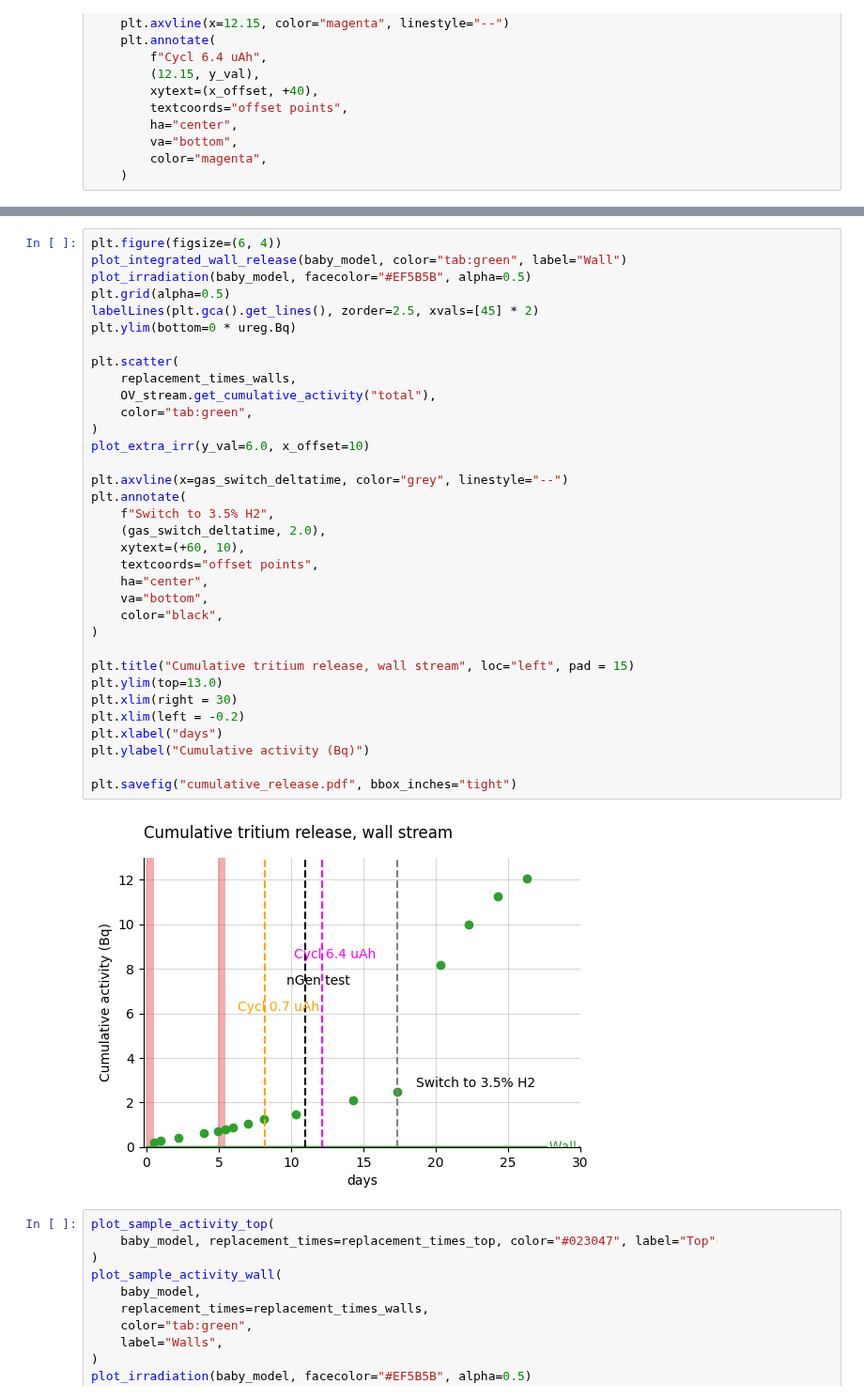
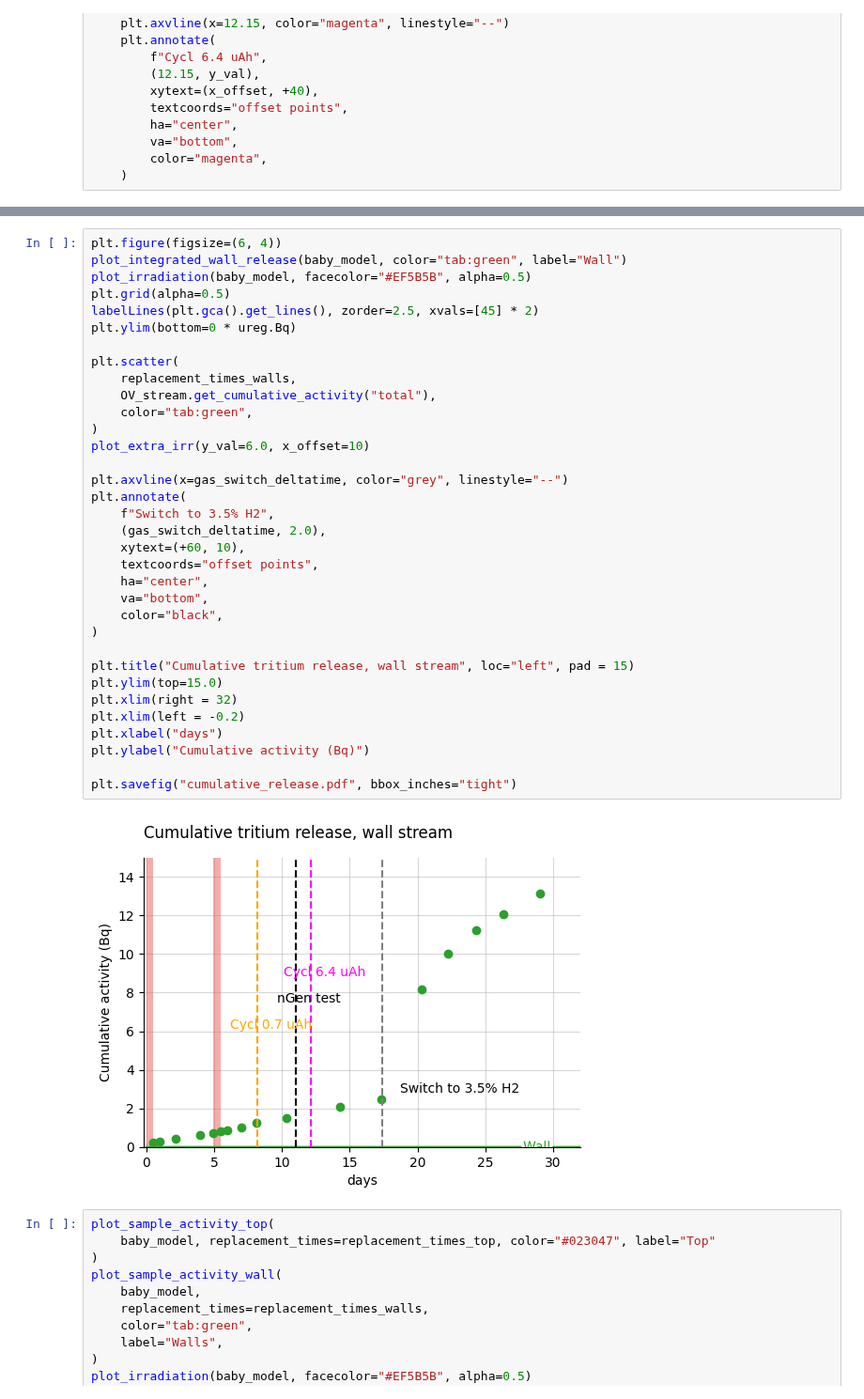
Before and after one commit to veliki-filozof/baby-1L-run-4, a Jupyter notebook: analysis/tritium/tritium_model.ipynb, the cells around one changed output, grey strips where cells are left out. Shown at 94% size. Saved outputs shown, nothing was run; the diff lists cells and outputs as text.

```diff
--- a/analysis/tritium/tritium_model.ipynb
+++ b/analysis/tritium/tritium_model.ipynb
@@ -224,36 +224,36 @@ plot_integrated_wall_release(baby_model, color="tab:green", label="Wall")
 plot_irradiation(baby_model, facecolor="#EF5B5B", alpha=0.5)
 plt.grid(alpha=0.5)
 labelLines(plt.gca().get_lines(), zorder=2.5, xvals=[45] * 2)
 plt.ylim(bottom=0 * ureg.Bq)
 
 plt.scatter(
     replacement_times_walls,
     OV_stream.get_cumulative_activity("total"),
     color="tab:green",
 )
 plot_extra_irr(y_val=6.0, x_offset=10)
 
 plt.axvline(x=gas_switch_deltatime, color="grey", linestyle="--")
 plt.annotate(
     f"Switch to 3.5% H2",
     (gas_switch_deltatime, 2.0),
     xytext=(+60, 10),
     textcoords="offset points",
     ha="center",
     va="bottom",
     color="black",
 )
 
 plt.title("Cumulative tritium release, wall stream", loc="left", pad = 15)
-plt.ylim(top=13.0)
-plt.xlim(right = 30)
+plt.ylim(top=15.0)
+plt.xlim(right = 32)
 plt.xlim(left = -0.2)
 plt.xlabel("days")
 plt.ylabel("Cumulative activity (Bq)")
 
 plt.savefig("cumulative_release.pdf", bbox_inches="tight")
 # %% [output]
-[figure, old version]
+[figure, new version]
 # %%
 plot_sample_activity_top(
     baby_model, replacement_times=replacement_times_top, color="#023047", label="Top"
```
Also changed, not shown: parts of 3 cells of this notebook.
